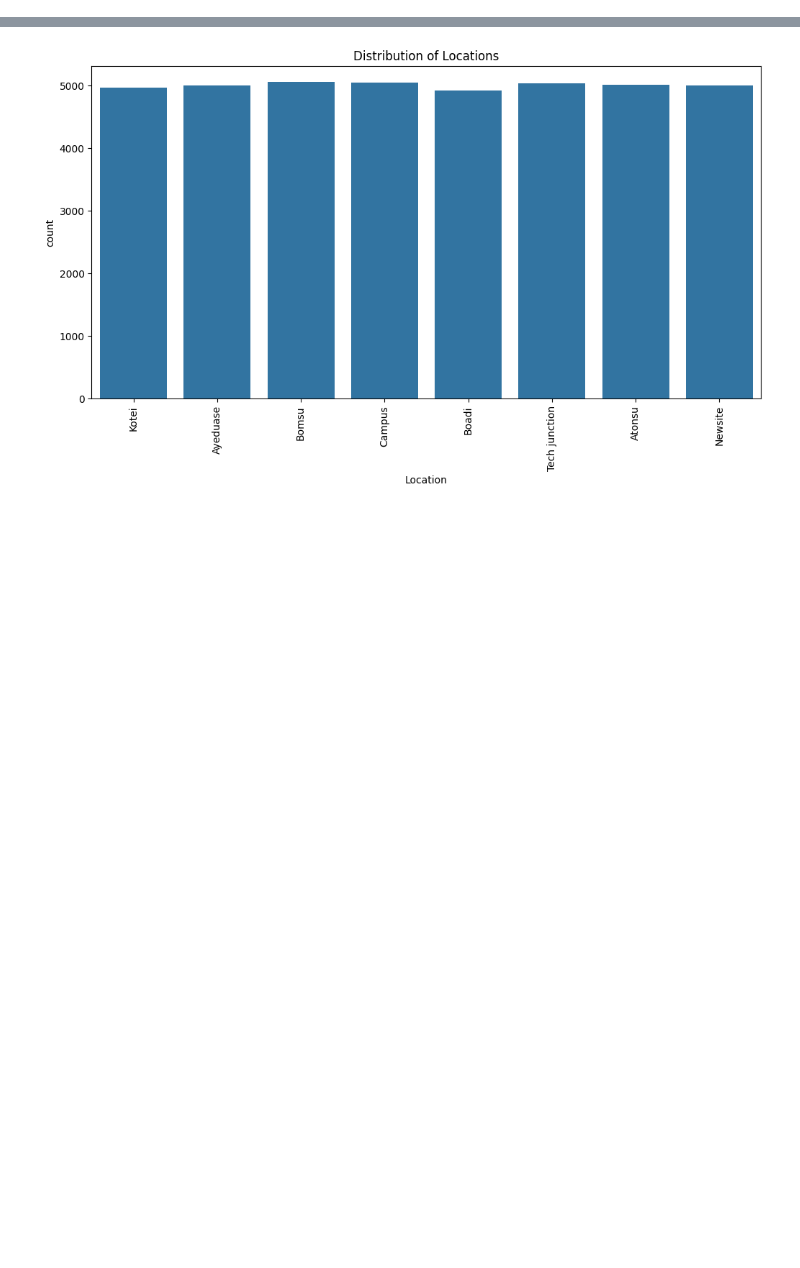
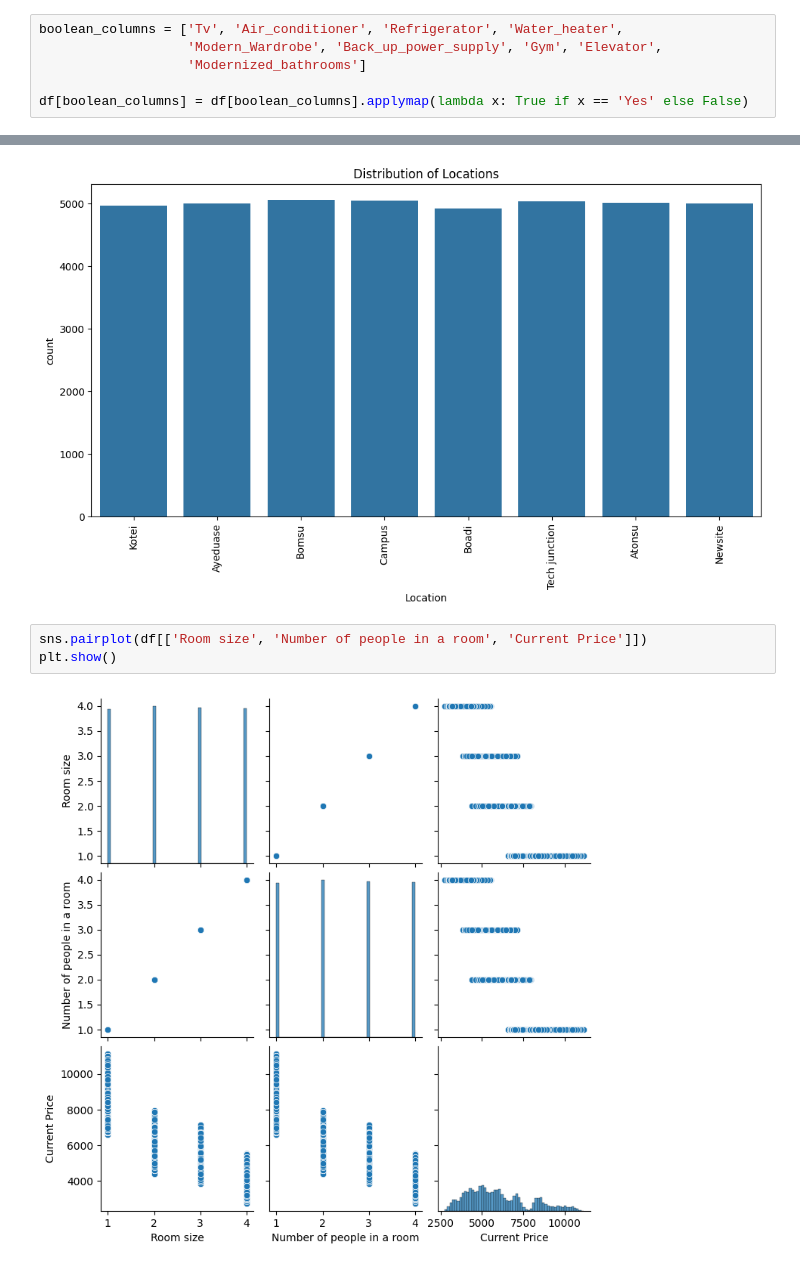
Before and after one commit to Cyril-Dzantor/Hostel-pricing-model, a Jupyter notebook: notebooks/hostel_pricing_model.ipynb, the cells around one changed output, grey strips where cells are left out. Drawn from its saved outputs; the diff is of its cells as text; blank space fills up the shorter version.

```diff
--- a/notebooks/hostel_pricing_model.ipynb
+++ b/notebooks/hostel_pricing_model.ipynb
@@ -22,3 +22,9 @@ df.head()
 | 2 | Bomsu | Yes | No | Yes | Yes | No | Yes | ... |
 | 3 | Bomsu | Yes | No | Yes | No | Yes | No | ... |
 | 4 | Kotei | Yes | No | No | Yes | Yes | No | ... |
+# %%
+boolean_columns = ['Tv', 'Air_conditioner', 'Refrigerator', 'Water_heater',
+                   'Modern_Wardrobe', 'Back_up_power_supply', 'Gym', 'Elevator',
+                   'Modernized_bathrooms']
+
+df[boolean_columns] = df[boolean_columns].applymap(lambda x: True if x == 'Yes' else False)
@@ -77,3 +92,8 @@ plt.xticks(rotation=90)
 plt.show()
 # %% [output]
 [figure]
+# %%
+sns.pairplot(df[['Room size', 'Number of people in a room', 'Current Price']])
+plt.show()
+# %% [output]
+[figure, added]
```
Also changed, not shown: parts of 35 cells of this notebook.
